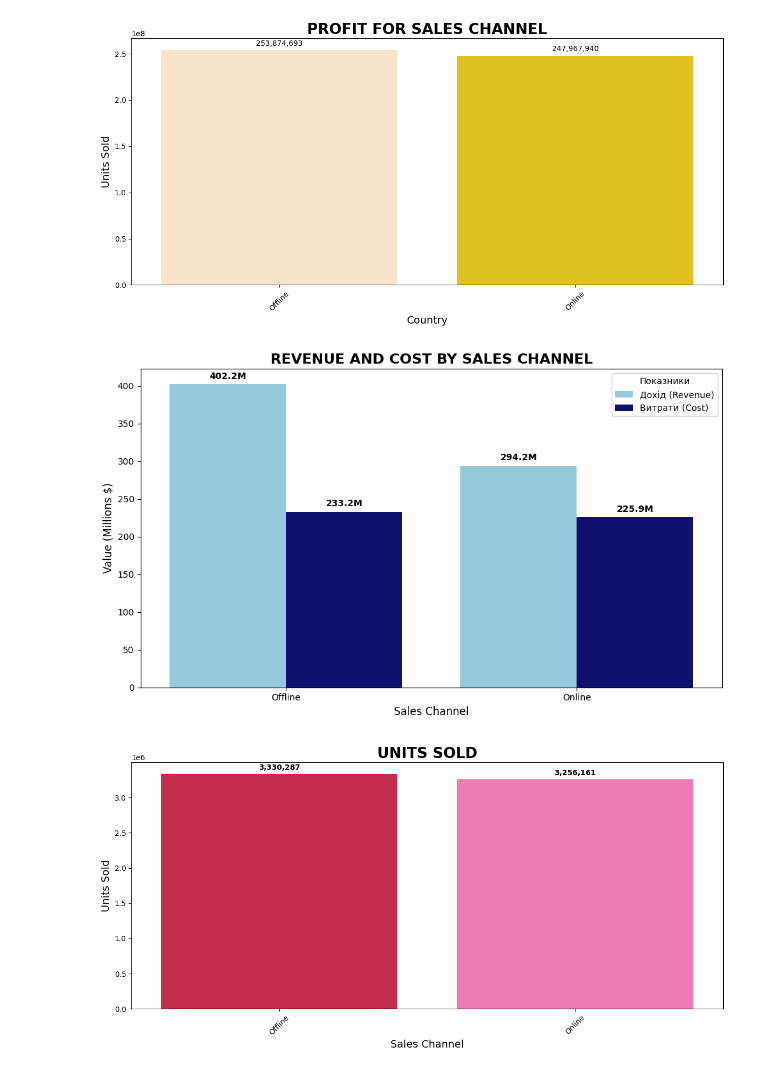
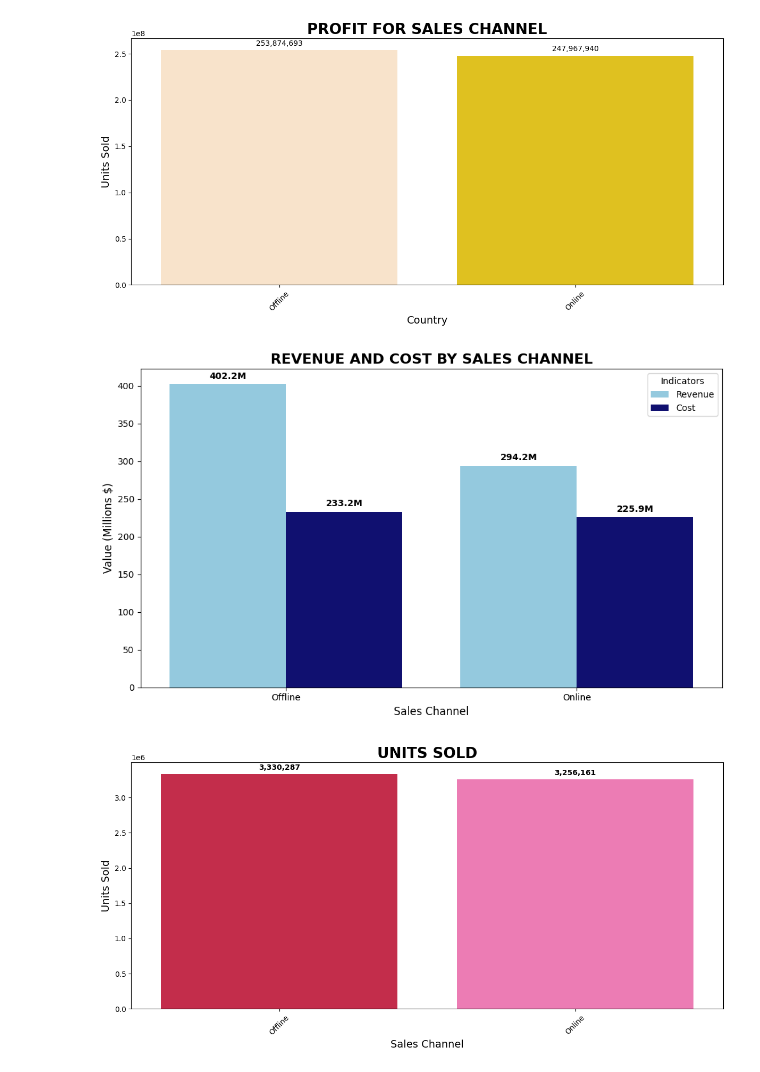
Before and after one commit to Vronska-Anhelina/Exploratory-data-analysis-in-Python, a Jupyter notebook: Exploratory_analysis.ipynb, the cells around one changed output. Saved outputs shown, nothing was run; the diff lists cells and outputs as text; code cells hidden in the pictures.

```diff
--- a/Exploratory_analysis.ipynb
+++ b/Exploratory_analysis.ipynb
@@ -512,32 +512,32 @@ plt.show()
 # %%
 df["Sales Channel"] = df["Sales Channel"].str.strip().str.capitalize()
 channel_analys = df.groupby("Sales Channel")[["revenue", "total_cost"]].sum().reset_index()
 df_mel = channel_analys.melt(id_vars="Sales Channel",
                                 value_vars=["revenue", "total_cost"],
                                 var_name="Metric",
                                 value_name="Amount")
 plt.figure(figsize=(10, 6))
 ac=sns.barplot(data=df_mel, x="Sales Channel", y=df_melted["Amount"] / 1e6,
                  hue="Metric", palette=["skyblue", "navy"])
 handles, labels=ac.get_legend_handles_labels()
-ac.legend(handles, ["Дохід (Revenue)", "Витрати (Cost)"], title="Показники")
+ac.legend(handles, ["Revenue", "Cost"], title="Indicators")
 for p in ac.patches:
     if p.get_height() > 0:
         ac.annotate(f"{p.get_height():.1f}M",
                     (p.get_x() + p.get_width() / 2., p.get_height()),
                     ha="center", va="center",
                     xytext=(0, 9),
                     textcoords="offset points",
                     fontsize=10, fontweight="bold")
 
 plt.title("REVENUE AND COST BY SALES CHANNEL", fontsize=16, fontweight="bold")
 plt.ylabel("Value (Millions $)", fontsize=12)
 plt.xlabel("Sales Channel", fontsize=12)
 plt.grid(False)
 plt.tight_layout()
 plt.show()
 # %% [output]
-[figure, old version]
+[figure, new version]
 # %%
 popular_chanell = df.groupby("Sales Channel")["Units Sold"].sum().sort_values(ascending=False).reset_index()
 plt.figure(figsize=(12, 6))
```
Also changed, not shown: parts of 17 cells of this notebook.
